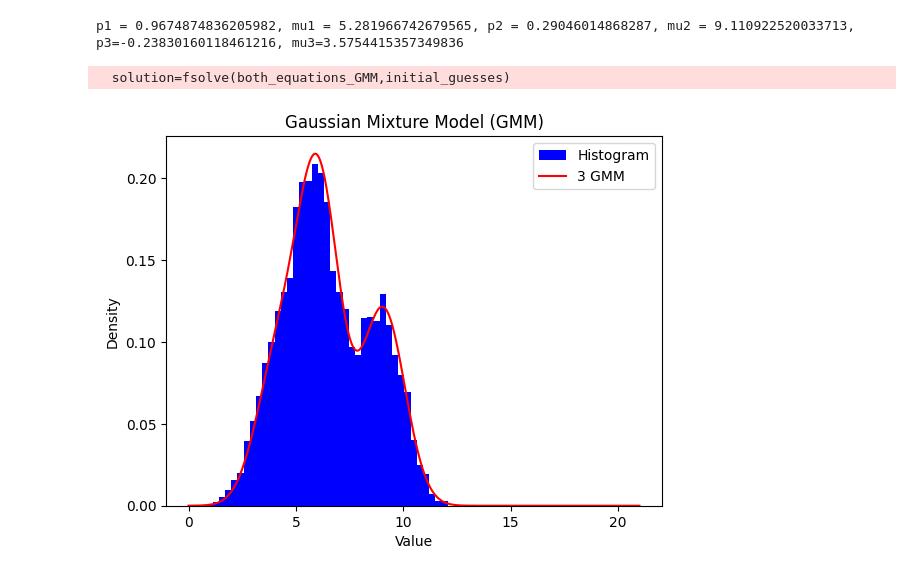
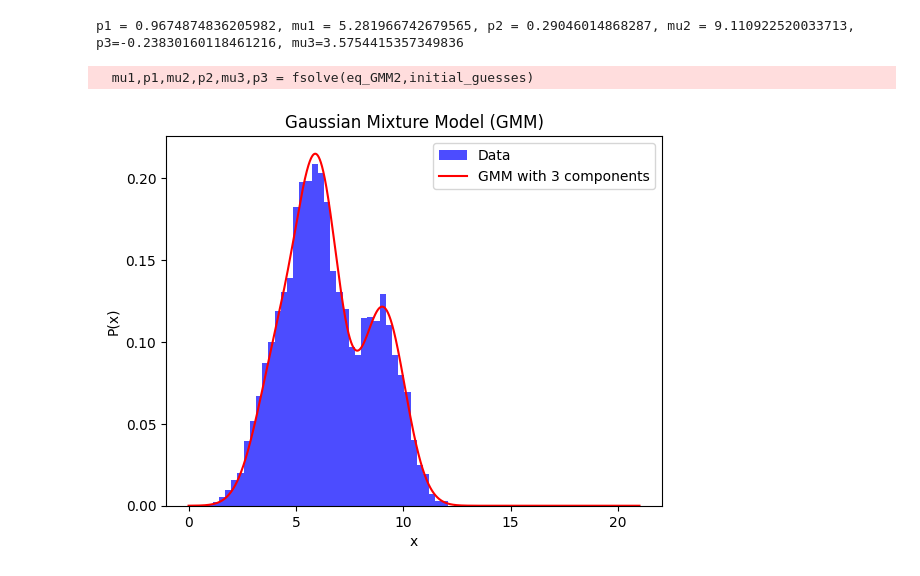
Before and after one commit to MalayKedia/CS215_assignments, a Jupyter notebook: Assignment2/Q3/3.ipynb, the cells around one changed output. Cells and saved outputs as stored; diff of their text form; code cells hidden in the pictures.

```diff
--- a/Assignment2/Q3/3.ipynb
+++ b/Assignment2/Q3/3.ipynb
@@ -54,18 +52,16 @@ print(n_sol,p_sol)
 # %%
-#After analysing both n=19 and n=20, n=20 is the best and most precise solution thus n*=20 and p*=p_sol
-n=20
-p=p_sol
-x = np.linspace(0, n+1, 100000)
-x=np.round(x)
-pmf = binom.pmf(x, n, p)
+n,p=20,p_bin
+
+x = np.linspace(0, n+1, n+2)
 
 # Plot histogram and PMF
-plt.hist(data, bins='auto', density=True, color='blue', label='Histogram')
+plt.hist(data, bins='auto', density=True, color='blue', label='Data', alpha=0.7)
 binom_pmf = binom.pmf(x, n, p)
-plt.plot(x, binom_pmf, 'r-', lw=2, label=f'Binomial fit (n={n}, p={p:.2f})')
+plt.plot(x, binom_pmf, 'r-', lw=2, label=f'Binomial (n={n}, p={p:.2f})')
 
 plt.xlabel('x')
 plt.ylabel('p(x)')
+plt.title('Binomial Distribution Fit')
 plt.legend(loc='upper right')
 plt.savefig("images/3c.png")
 plt.show()
@@ -187,55 +184,50 @@ print(average_log_likelihood_GMM(data,p1,mu1,p2,mu2))
 moment5=ith_moment(data,5)
 moment6=ith_moment(data,6)
 
-def eq1_GMM(mu1,p1,mu2,p2,mu3,p3):
-    return p1 * mu1 + p2 * mu2 +p3*mu3- moment1
-#EQUATION2
-def eq2_GMM(mu1,p1,mu2,p2,mu3,p3):
-    return p1 * (1.00 + mu1**2) + p2 * (1.00 + mu2**2) + p3 * (1.00 + mu3**2) - moment2
-#EQUATION3
-def eq3_GMM(mu1,p1,mu2,p2,mu3,p3):
-    return p1 * (mu1**3 + 3 * mu1) + p2 * (mu2**3 + 3 * mu2) + p3 * (mu3**3 + 3 * mu3) - moment3
-#EQUATION4
-def eq4_GMM(mu1,p1,mu2,p2,mu3,p3):
-    return p1 * (mu1**4 + 6 * (mu1**2) + 3.00) + p2 * (mu2**4 + 6 * (mu2**2) + 3.00) + p3 * (mu3**4 + 6 * (mu3**2) + 3.00) - moment4
-def eq5_GMM(mu1,p1,mu2,p2,mu3,p3):
-    return p1*(mu1**5 + 10*mu1**3+15) + p2*(mu2**5 + 10*mu2**3+15)+ p3*(mu3**5 + 10*mu3**3+15)-moment5
-def eq6_GMM(mu1,p1,mu2,p2,mu3,p3):
-    return p1*(mu1**6 + 15*mu1**4+45*mu1**2+15)+p2*(mu2**6 + 15*mu2**4+45*mu2**2+15)+ p3*(mu3**6 + 15*mu3**4+45*mu3**2+15) -moment6
-def both_equations_GMM(x):
-    mu1,p1,mu2,p2,mu3,p3=x
-    return [eq1_GMM(mu1,p1,mu2,p2,mu3,p3),eq2_GMM(mu1,p1,mu2,p2,mu3,p3),eq3_GMM(mu1,p1,mu2,p2,mu3,p3),eq4_GMM(mu1,p1,mu2,p2,mu3,p3),eq5_GMM(mu1,p1,mu2,p2,mu3,p3),eq6_GMM(mu1,p1,mu2,p2,mu3,p3)]
+def eq_GMM2(params):
+    mu1,p1,mu2,p2,mu3,p3=params
+
+    exp_moment1 = p1 * mu1 + p2 * mu2 +p3*mu3
+    exp_moment2 = p1 * (1.00 + mu1**2) + p2 * (1.00 + mu2**2) + p3 * (1.00 + mu3**2)
+    exp_moment3 = p1 * (mu1**3 + 3 * mu1) + p2 * (mu2**3 + 3 * mu2) + p3 * (mu3**3 + 3 * mu3)
+    exp_moment4 = p1 * (mu1**4 + 6 * (mu1**2) + 3.00) + p2 * (mu2**4 + 6 * (mu2**2) + 3.00) + p3 * (mu3**4 + 6 * (mu3**2) + 3.00)
+    exp_moment5 = p1*(mu1**5 + 10*mu1**3+15) + p2*(mu2**5 + 10*mu2**3+15)+ p3*(mu3**5 + 10*mu3**3+15)
+    exp_moment6 = p1*(mu1**6 + 15*mu1**4+45*mu1**2+15)+p2*(mu2**6 + 15*mu2**4+45*mu2**2+15)+ p3*(mu3**6 + 15*mu3**4+45*mu3**2+15)
+
+    return [exp_moment1-moment1,exp_moment2-moment2,exp_moment3-moment3,exp_moment4-moment4,exp_moment5-moment5,exp_moment6-moment6]
 
 initial_guesses = [6,0.5,9,0.3,4.1,0.2]
-solution=fsolve(both_equations_GMM,initial_guesses)
-mu1,p1,mu2,p2,mu3,p3 = solution
+
+mu1,p1,mu2,p2,mu3,p3 = fsolve(eq_GMM2,initial_guesses)
 print(f"p1 = {p1}, mu1 = {mu1}, p2 = {p2}, mu2 = {mu2}, p3={p3}, mu3={mu3}")
 # %% [output]
 p1 = 0.9674874836205982, mu1 = 5.281966742679565, p2 = 0.29046014868287, mu2 = 9.110922520033713, p3=-0.23830160118461216, mu3=3.5754415357349836
-  solution=fsolve(both_equations_GMM,initial_guesses)
+  mu1,p1,mu2,p2,mu3,p3 = fsolve(eq_GMM2,initial_guesses)
 # %%
-#Plotting GMM
-p1 = 0.5018740341610936  #Obtained by hypertuning
+
+#Obtained by hypertuning the parameters
+p1 = 0.5018740341610936
 mu1 = 6.02960769428528
 p2 = 0.2996456511927248
 mu2 = 9.07436305441652
 p3=0.2
 mu3=4.1
+
+#Plotting GMM
 x = np.linspace(0, n+1, 10000)
-pdf1 = p1 * norm.pdf(x, mu1, 1)
-pdf2 = p2 * norm.pdf(x, mu2, 1)
-pdf3 = p3 * norm.pdf(x,mu3,1)
-# Calculate the overall GMM PDF
-gmm_pdf = pdf1 + pdf2 + pdf3
+pdf1 = norm.pdf(x, mu1, 1)
+pdf2 = norm.pdf(x, mu2, 1)
+pdf3 = norm.pdf(x, mu3, 1)
+gmm2_pdf = p1 * pdf1 + p2 * pdf2 + p3* pdf3
 
 # Plot the GMM PDF and sample data
-plt.hist(data, bins='auto', density=True, color='blue', label='Histogram')
-plt.plot(x, gmm_pdf, color='red', label=r'3 GMM')
-plt.xlabel('Value')
-plt.ylabel('Density')
+plt.hist(data, bins='auto', density=True, color='blue', label='Data', alpha=0.7)
+plt.plot(x, gmm2_pdf, color='red', label=r'GMM with 3 components')
+plt.xlabel('x')
+plt.ylabel('P(x)')
 plt.title('Gaussian Mixture Model (GMM)')
-plt.legend()
-plt.savefig('images/3f.png')
+plt.legend(loc='upper right')
+plt.savefig('images/3bonus.png')
 plt.show()
 # %% [output]
-[figure, old version]
+[figure, new version]
```
Also changed, not shown: parts of 22 cells of this notebook, 9 other files.
